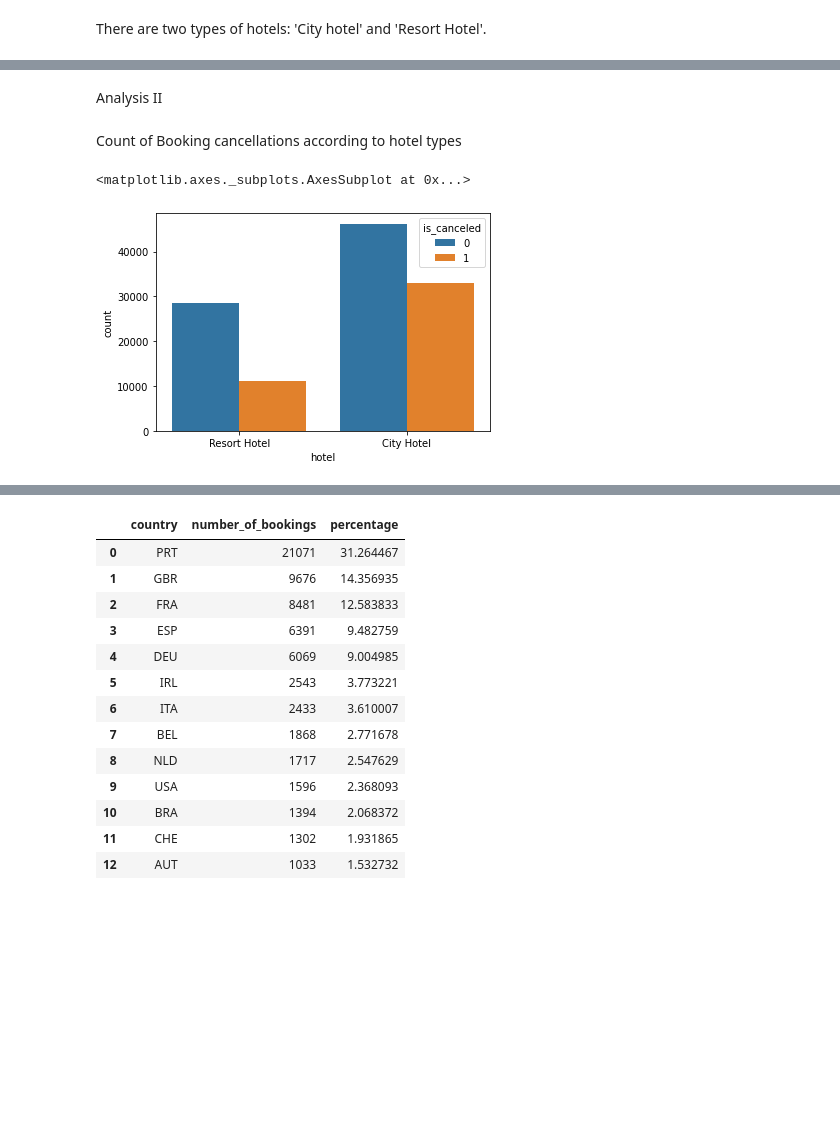
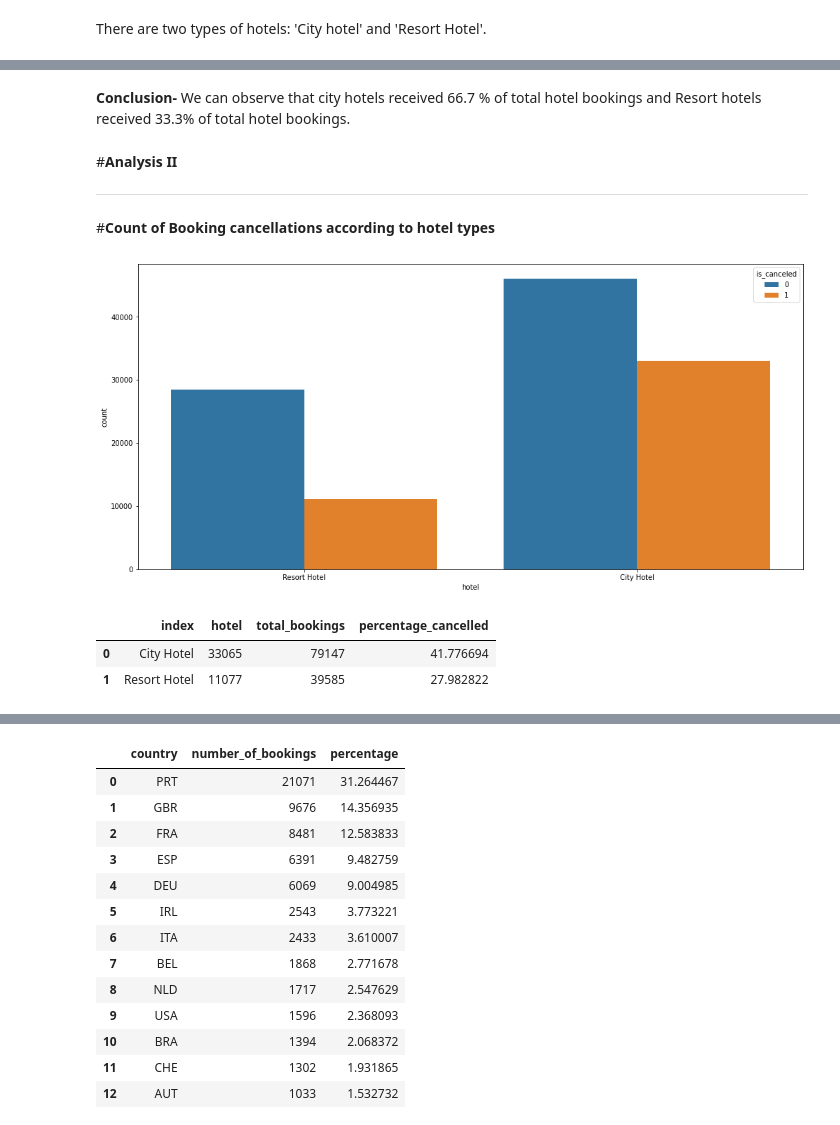
Before and after one commit to omkar123katare/EDA-hotel_bookings, a Jupyter notebook: EDA_hotel_bookings.ipynb, the cells around one changed output, grey strips where cells are left out. Saved outputs shown, nothing was run; the diff lists cells and outputs as text; code cells hidden in the pictures; blank space fills up the shorter version.

```diff
--- a/EDA_hotel_bookings.ipynb
+++ b/EDA_hotel_bookings.ipynb
@@ -191,7 +193,7 @@ hotel_df.head()
 | 3 | Resort Hotel | 0 | 13 | 2015 | July | 27 | ... |
 | 4 | Resort Hotel | 0 | 14 | 2015 | July | 27 | ... |
 # %%
-hotel_df['children'].fillna(round(new_hotel_df['children'].mean()), inplace=True)
+new_hotel_df['children'].fillna(round(hotel_df['children'].mean()), inplace=True)
 # Replacing null values of 'children' column with the mean value of the column.
 # %% [output]
 A value is trying to be set on a copy of a slice from a DataFrame
@@ -305,9 +288,15 @@ plt.show()
-# %% [markdown]
-Analysis II
+# %% [markdown]
+ **Conclusion-** We can observe that city hotels received 66.7 % of total hotel bookings and Resort hotels received 33.3% of total hotel bookings.
+# %% [markdown]
+#**Analysis II**
+
+---
 # %% [markdown]
-Count of Booking cancellations according to hotel types
+#**Count of Booking cancellations according to hotel types**
-# %%
-sns.countplot(data=hotel_df, x='hotel', hue='is_canceled')
-# %% [output]
-<matplotlib.axes._subplots.AxesSubplot at 0x...>
-[figure, removed]
+# %%
+# plotting a bar plot representing count of cancelled and non cancelled bookings depending upon the type of hotel.
+plt.figure(figsize=(17,8))
+sns.countplot(data=new_hotel_df, x='hotel', hue='is_canceled')
+plt.show()
+# %% [output]
+[figure, added]
@@ -313,0 +310,6 @@ sns.countplot(data=hotel_df, x='hotel', hue='is_canceled')
+# %%
+cancellation_df
+# %% [output]
+|  | index | hotel | total_bookings | percentage_cancelled |
+| 0 | City Hotel | 33065 | 79147 | 41.776694 |
+| 1 | Resort Hotel | 11077 | 39585 | 27.982822 |
```
Also changed, not shown: parts of 70 cells of this notebook.
